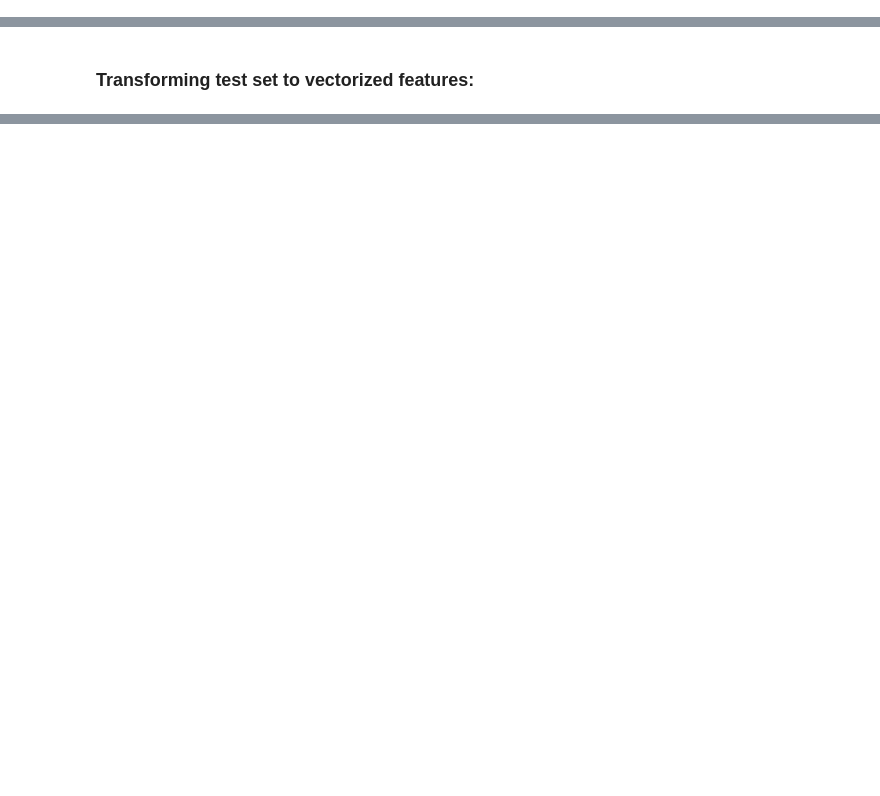
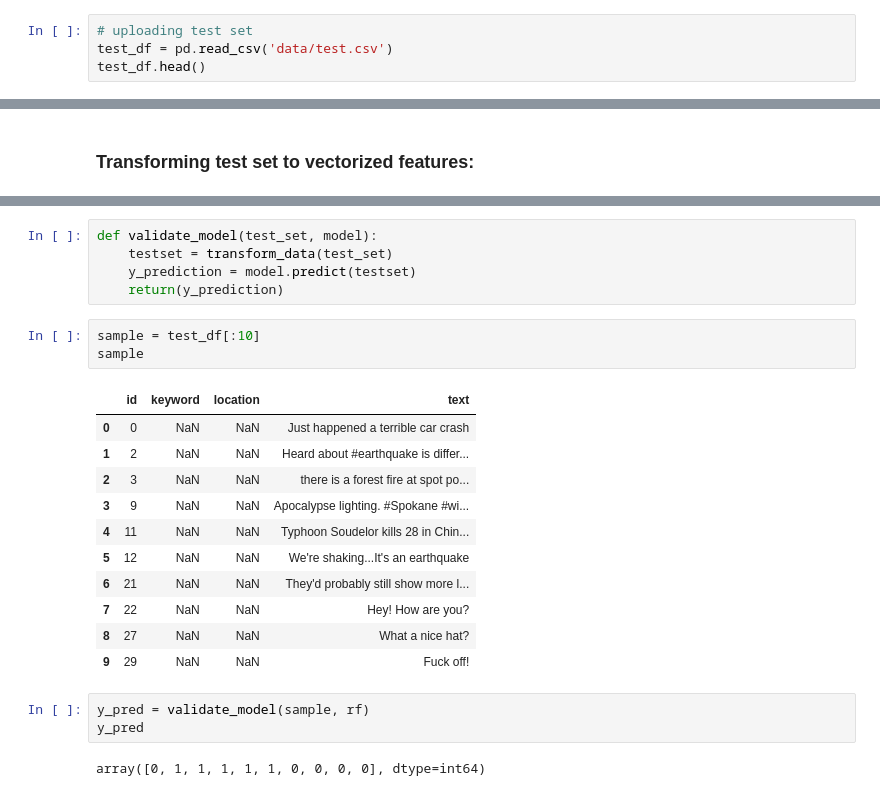
Before and after one commit to FJFard/NLP, a Jupyter notebook: Disaster Tweets/Real or Not Disaster Tweets.ipynb, the cells around one changed output, grey strips where cells are left out. Saved outputs shown, nothing was run; the diff lists cells and outputs as text; blank space fills up the shorter version.

Commit message:
- updatet randomforrest classifier and added model validation

```diff
--- a/Disaster Tweets/Real or Not Disaster Tweets.ipynb
+++ b/Disaster Tweets/Real or Not Disaster Tweets.ipynb
@@ -450,2 +498,6 @@ Confusion matrix:
 # %% [markdown]
 ## 5. Model Validation
+# %%
+# uploading test set
+test_df = pd.read_csv('data/test.csv')
+test_df.head()
@@ -453,0 +545,25 @@ Confusion matrix:
+# %%
+def validate_model(test_set, model):
+    testset = transform_data(test_set)
+    y_prediction = model.predict(testset)
+    return(y_prediction)
+# %%
+sample = test_df[:10]
+sample
+# %% [output]
+|  | id | keyword | location | text |
+| 0 | 0 | NaN | NaN | Just happened a terrible car crash |
+| 1 | 2 | NaN | NaN | Heard about #earthquake is differ... |
+| 2 | 3 | NaN | NaN | there is a forest fire at spot po... |
+| 3 | 9 | NaN | NaN | Apocalypse lighting. #Spokane #wi... |
+| 4 | 11 | NaN | NaN | Typhoon Soudelor kills 28 in Chin... |
+| 5 | 12 | NaN | NaN | We're shaking...It's an earthquake |
+| 6 | 21 | NaN | NaN | They'd probably still show more l... |
+| 7 | 22 | NaN | NaN | Hey! How are you? |
+| 8 | 27 | NaN | NaN | What a nice hat? |
+| 9 | 29 | NaN | NaN | Fuck off! |
+# %%
+y_pred = validate_model(sample, rf)
+y_pred
+# %% [output]
+array([0, 1, 1, 1, 1, 1, 0, 0, 0, 0], dtype=int64)
```
Also changed, not shown: parts of 12 cells of this notebook.
